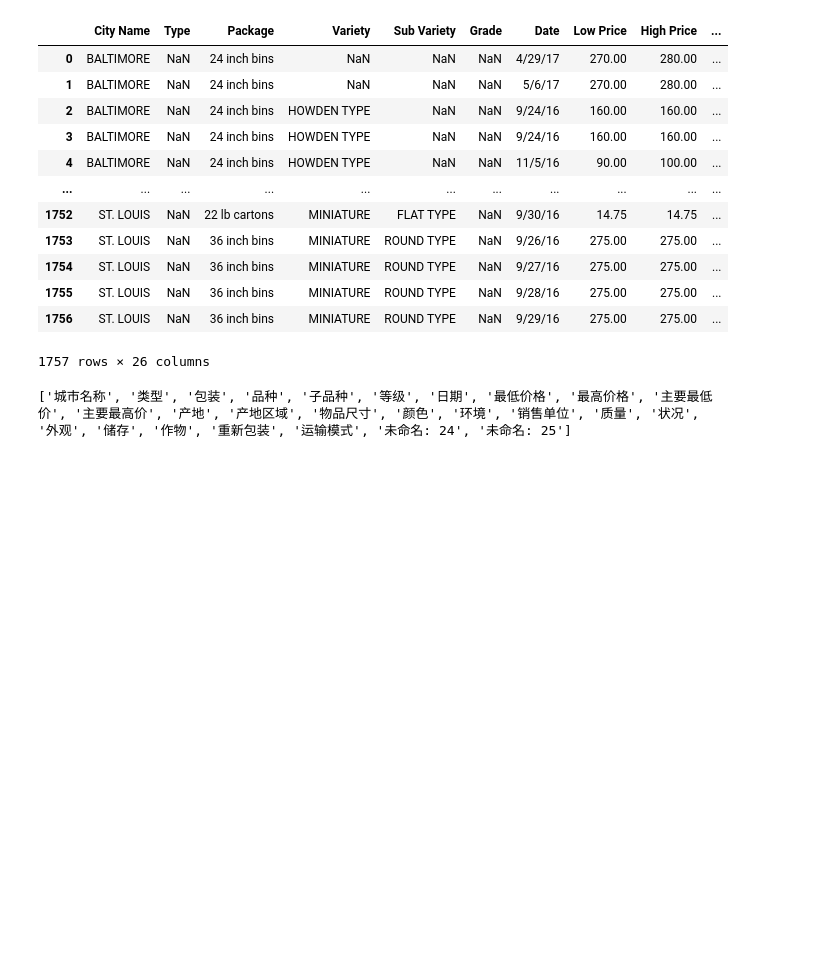
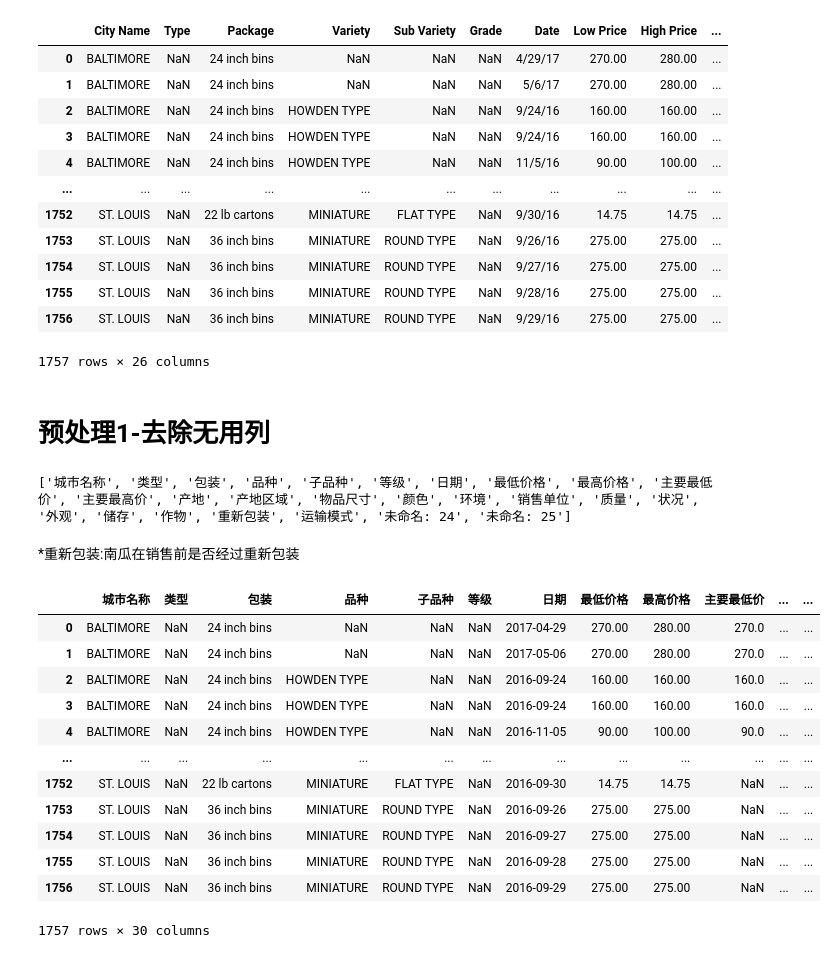
Before and after one commit to liushisi7/liushisi7_xiaoxueqi_renmeng, a Jupyter notebook: 作业二/matplotlib_数据可视化.ipynb, the cells around one changed output. Drawn from its saved outputs; the diff is of its cells as text; code cells hidden in the pictures; blank space fills up the shorter version.

```diff
--- a/作业二/matplotlib_数据可视化.ipynb
+++ b/作业二/matplotlib_数据可视化.ipynb
@@ -29,6 +30,8 @@ data
 | 1755 | ST. LOUIS | NaN | 36 inch bins | MINIATURE | ROUND TYPE | NaN | 9/28/16 | 275.00 | 275.00 | ... |
 | 1756 | ST. LOUIS | NaN | 36 inch bins | MINIATURE | ROUND TYPE | NaN | 9/29/16 | 275.00 | 275.00 | ... |
 1757 rows × 26 columns
+# %% [markdown]
+# 预处理1-去除无用列
 # %%
 # data.columns
 # %%
@@ -40,3 +43,28 @@ data.rename(columns=column_mapping, inplace=True)
 print(data.columns.tolist())
 # %% [output]
 ['城市名称', '类型', '包装', '品种', '子品种', '等级', '日期', '最低价格', '最高价格', '主要最低价', '主要最高价', '产地', '产地区域', '物品尺寸', '颜色', '环境', '销售单位', '质量', '状况', '外观', '储存', '作物', '重新包装', '运输模式', '未命名: 24', '未命名: 25']
+# %% [markdown]
+*重新包装:南瓜在销售前是否经过重新包装
+# %%
+from datetime import datetime
+# 将日期列转换为日期格式
+data['日期'] = pd.to_datetime(data['日期'], format='%m/%d/%y')
+data["年份"] = data['日期'].dt.year
+data["月份"] = data['日期'].dt.month
+data["日"] = data['日期'].dt.day
+data["星期"] = data['日期'].dt.weekday
+data
+# %% [output]
+|  | 城市名称 | 类型 | 包装 | 品种 | 子品种 | 等级 | 日期 | 最低价格 | 最高价格 | 主要最低价 | ... | ... |
+| 0 | BALTIMORE | NaN | 24 inch bins | NaN | NaN | NaN | 2017-04-29 | 270.00 | 280.00 | 270.0 | ... | ... |
+| 1 | BALTIMORE | NaN | 24 inch bins | NaN | NaN | NaN | 2017-05-06 | 270.00 | 280.00 | 270.0 | ... | ... |
+| 2 | BALTIMORE | NaN | 24 inch bins | HOWDEN TYPE | NaN | NaN | 2016-09-24 | 160.00 | 160.00 | 160.0 | ... | ... |
+| 3 | BALTIMORE | NaN | 24 inch bins | HOWDEN TYPE | NaN | NaN | 2016-09-24 | 160.00 | 160.00 | 160.0 | ... | ... |
+| 4 | BALTIMORE | NaN | 24 inch bins | HOWDEN TYPE | NaN | NaN | 2016-11-05 | 90.00 | 100.00 | 90.0 | ... | ... |
+| ... | ... | ... | ... | ... | ... | ... | ... | ... | ... | ... | ... | ... |
+| 1752 | ST. LOUIS | NaN | 22 lb cartons | MINIATURE | FLAT TYPE | NaN | 2016-09-30 | 14.75 | 14.75 | NaN | ... | ... |
+| 1753 | ST. LOUIS | NaN | 36 inch bins | MINIATURE | ROUND TYPE | NaN | 2016-09-26 | 275.00 | 275.00 | NaN | ... | ... |
+| 1754 | ST. LOUIS | NaN | 36 inch bins | MINIATURE | ROUND TYPE | NaN | 2016-09-27 | 275.00 | 275.00 | NaN | ... | ... |
+| 1755 | ST. LOUIS | NaN | 36 inch bins | MINIATURE | ROUND TYPE | NaN | 2016-09-28 | 275.00 | 275.00 | NaN | ... | ... |
+| 1756 | ST. LOUIS | NaN | 36 inch bins | MINIATURE | ROUND TYPE | NaN | 2016-09-29 | 275.00 | 275.00 | NaN | ... | ... |
+1757 rows × 30 columns
```
Also changed, not shown: parts of 18 cells of this notebook.
